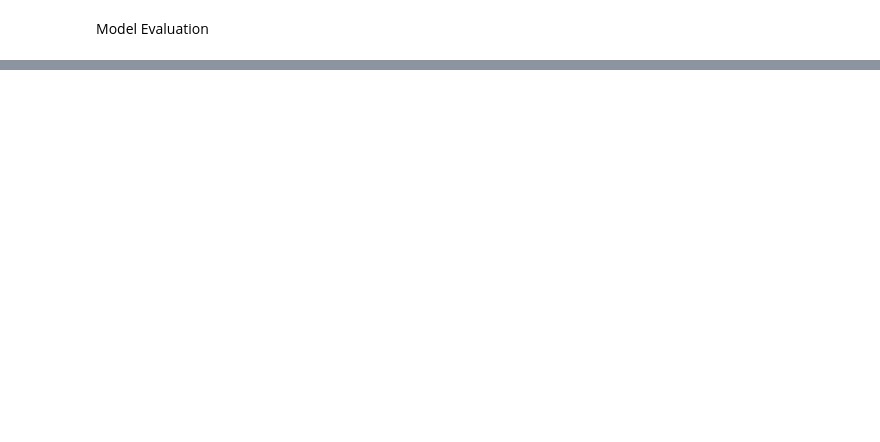
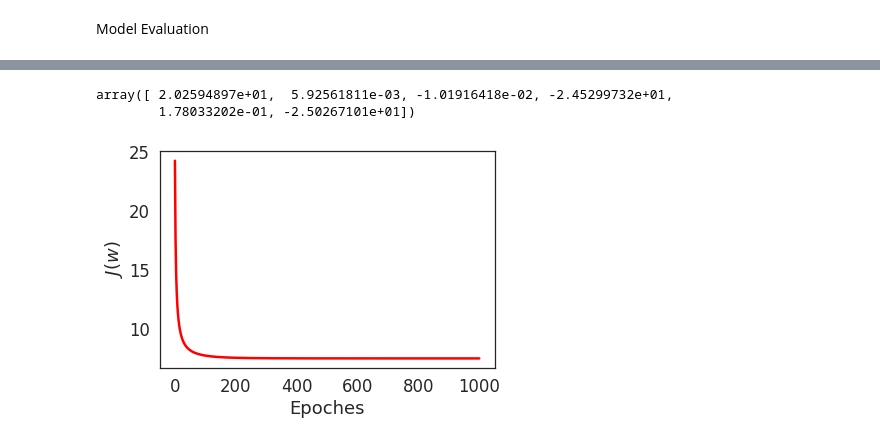
Before and after one commit to Aditya9790/Machine-Learning, a Jupyter notebook: Hard Coded Algorithms/Logistic_Regression.ipynb, the cells around one changed output, grey strips where cells are left out. Saved outputs shown, nothing was run; the diff lists cells and outputs as text; code cells hidden in the pictures; blank space fills up the shorter version.

```diff
--- a/Hard Coded Algorithms/Logistic_Regression.ipynb
+++ b/Hard Coded Algorithms/Logistic_Regression.ipynb
@@ -327,0 +375,5 @@ weighted avg       0.87      0.87      0.87        15
+# %%
+sns.set_style("white")
+f = plt.figure(figsize=(8,8))
+sns.set_context(context='notebook',font_scale=1.5,rc={"lines.linewidth":2.5})
+sns.scatterplot(data=x_train, x=x_train[:,1], y=x_train[:,2], hue=y_train)
@@ -327,0 +383,11 @@ weighted avg       0.87      0.87      0.87        15
+# %%
+log_reg_poly = Logistic_regression()
+log_reg_poly.gd(x_train, y_train, num_epoches=10000, lr=1e-2, reg_rate=0)
+# %% [output]
+array([ 2.02594897e+01,  5.92561811e-03, -1.01916418e-02, -2.45299732e+01,
+        1.78033202e-01, -2.50267101e+01])
+# %%
+# Learning curve
+plot_learning_curve(log_reg.err_all)
+# %% [output]
+[figure, added]
```
Also changed, not shown: parts of 24 cells of this notebook.
